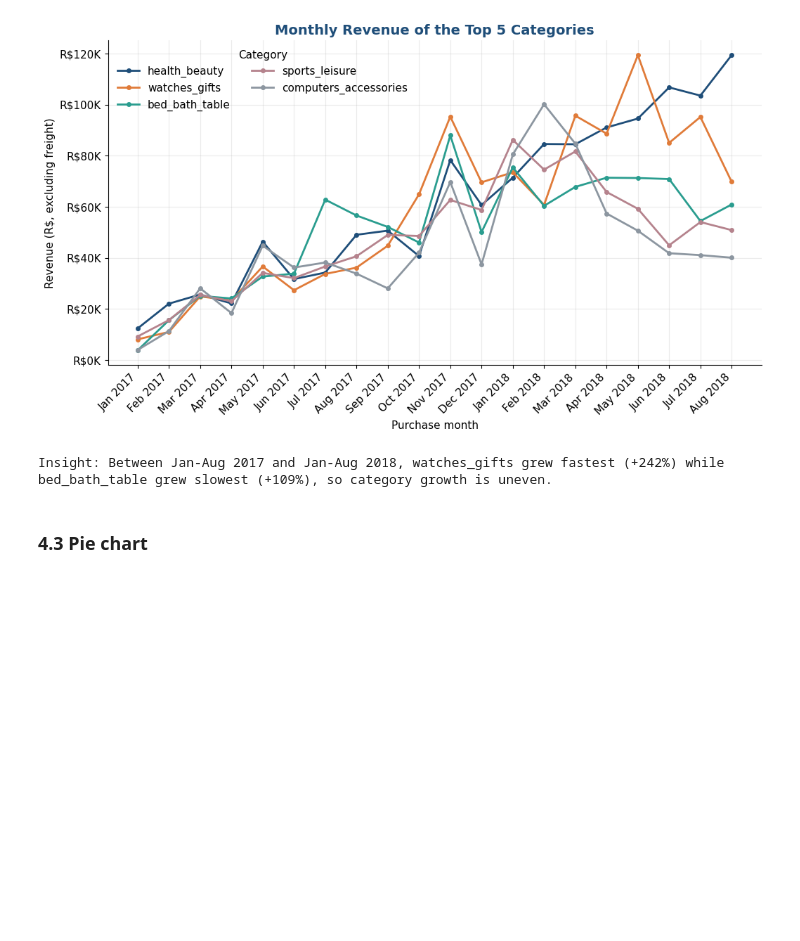
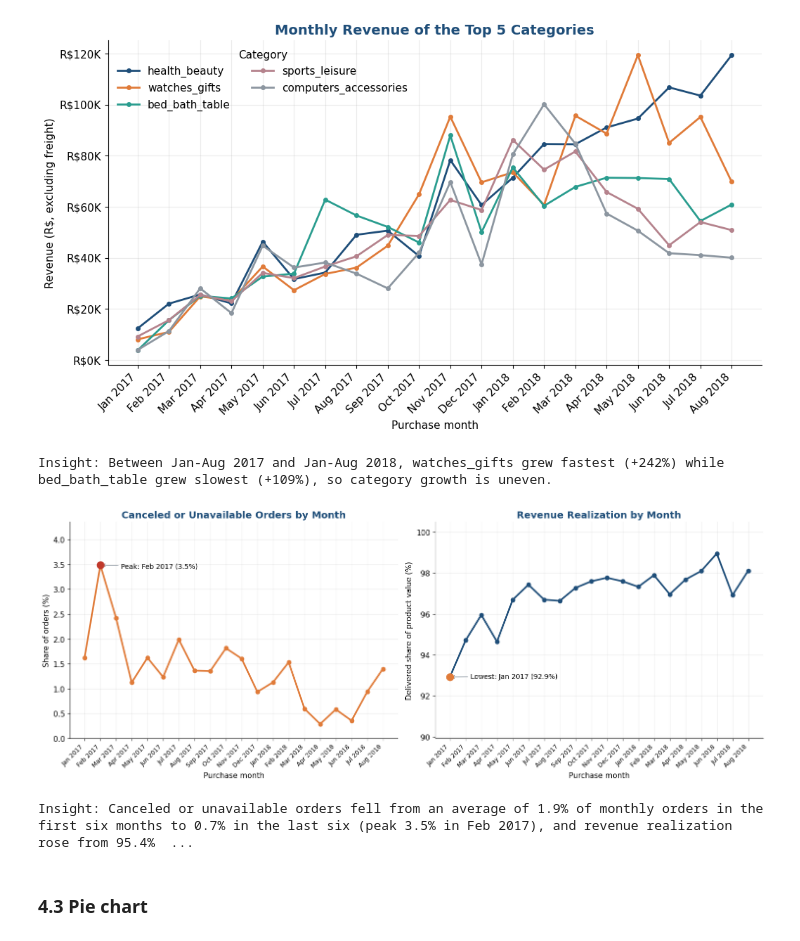
Before and after one commit to Jana-27-cyber/Brazilian-E-Commerce-Sales-Analysis, a Jupyter notebook: notebooks/week1_analysis.ipynb, the cells around one changed output. Cells and saved outputs as stored; diff of their text form; code cells hidden in the pictures; blank space fills up the shorter version.

```diff
--- a/notebooks/week1_analysis.ipynb
+++ b/notebooks/week1_analysis.ipynb
@@ -1228,6 +1291,51 @@ print("Insight:", CAPTIONS["category-revenue-trend"])
 # %% [output]
 [figure]
 Insight: Between Jan-Aug 2017 and Jan-Aug 2018, watches_gifts grew fastest (+242%) while bed_bath_table grew slowest (+109%), so category growth is uneven.
+# %%
+# Line 3 - delivery status trend and revenue realization by month
+fig, axes = plt.subplots(1, 2, figsize=(15, 5.8))
+x = np.arange(len(status_trend))
+tick_labels = status_trend["label"].tolist()
+
+ax = axes[0]
+ax.plot(x, status_trend["canceled_or_unavailable_pct"], marker="o", linewidth=2.5, color=ORANGE)
+pk = list(status_trend.index).index(cancel_peak)
+ax.scatter([pk], [status_trend.loc[cancel_peak, "canceled_or_unavailable_pct"]], s=110, color=RED, zorder=5)
+ax.annotate(f"Peak: {status_trend.loc[cancel_peak, 'label']} ({status_trend.loc[cancel_peak, 'canceled_or_unavailable_pct']:.1f}%)",
+            xy=(pk, status_trend.loc[cancel_peak, "canceled_or_unavailable_pct"]), xytext=(30, -4), textcoords="offset points",
+            arrowprops={"arrowstyle": "->", "color": GREY}, fontsize=10)
+ax.set_xticks(x)
+ax.set_xticklabels(tick_labels, rotation=45, ha="right", fontsize=9)
+ax.set_ylim(0, status_trend["canceled_or_unavailable_pct"].max() * 1.25)
+ax.set_title("Canceled or Unavailable Orders by Month")
+ax.set_xlabel("Purchase month")
+ax.set_ylabel("Share of orders (%)")
+
+ax = axes[1]
+ax.plot(x, status_trend["realization_pct"], marker="o", linewidth=2.5, color=BLUE)
+lw = list(status_trend.index).index(real_low)
+ax.scatter([lw], [status_trend.loc[real_low, "realization_pct"]], s=110, color=ORANGE, zorder=5)
+ax.annotate(f"Lowest: {status_trend.loc[real_low, 'label']} ({status_trend.loc[real_low, 'realization_pct']:.1f}%)",
+            xy=(lw, status_trend.loc[real_low, "realization_pct"]), xytext=(30, -2), textcoords="offset points",
+            arrowprops={"arrowstyle": "->", "color": GREY}, fontsize=10)
+ax.set_xticks(x)
+ax.set_xticklabels(tick_labels, rotation=45, ha="right", fontsize=9)
+ax.set_ylim(status_trend["realization_pct"].min() - 3, 100.5)
+ax.set_title("Revenue Realization by Month")
+ax.set_xlabel("Purchase month")
+ax.set_ylabel("Delivered share of product value (%)")
+fig.tight_layout()
+save_chart(fig, "delivery-status-trend.png")
+
+CAPTIONS["delivery-status-trend"] = (
+    f"Canceled or unavailable orders fell from an average of {METRICS['cancel_first6']:.1f}% of monthly orders in the first six months "
+    f"to {METRICS['cancel_last6']:.1f}% in the last six (peak {METRICS['cancel_peak_pct']:.1f}% in {METRICS['cancel_peak_month']}), and revenue realization rose from "
+    f"{METRICS['real_first6']:.1f}% to {METRICS['real_last6']:.1f}% (lowest {METRICS['real_low_pct']:.1f}% in {METRICS['real_low_month']}). "
+    f"This suggests fulfilment became more reliable over time, so less ordered value was lost; the data cannot show the reason.")
+print("Insight:", CAPTIONS["delivery-status-trend"])
+# %% [output]
+[figure, added]
+Insight: Canceled or unavailable orders fell from an average of 1.9% of monthly orders in the first six months to 0.7% in the last six (peak 3.5% in Feb 2017), and revenue realization rose from 95.4%  ...
 # %% [markdown]
 ### 4.3 Pie chart
 # %%
```
Also changed, not shown: parts of 5 cells of this notebook, 6 other files.
